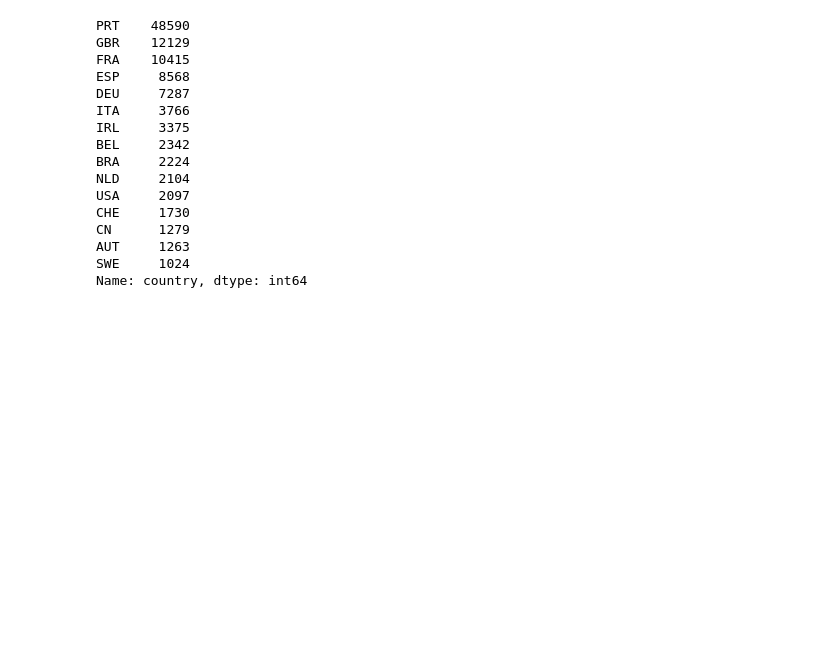
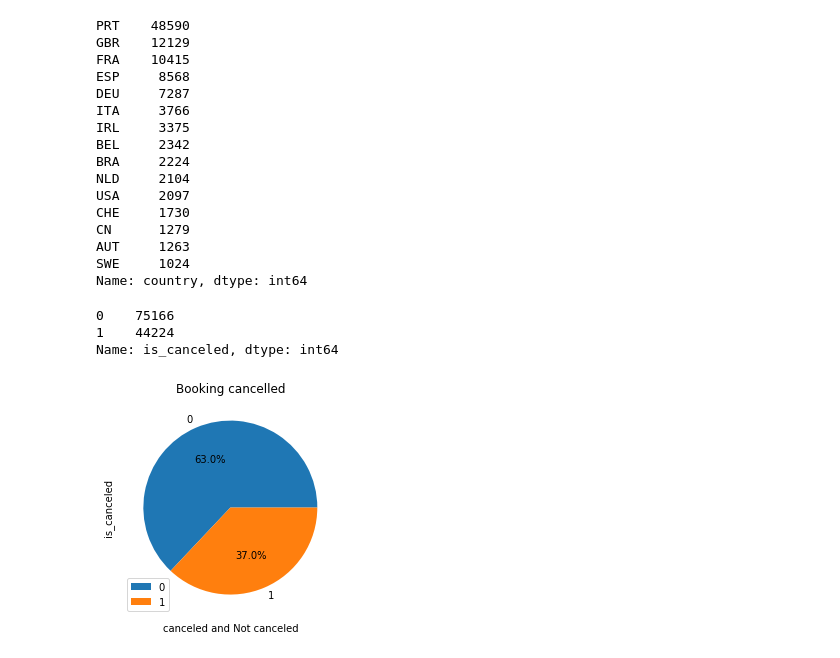
Before and after one commit to prathamesh1110/EDA-Capstone-1, a Jupyter notebook: projectEDA.ipynb, the cells around one changed output. Cells and saved outputs as stored; diff of their text form; code cells hidden in the pictures; blank space fills up the shorter version.

```diff
--- a/projectEDA.ipynb
+++ b/projectEDA.ipynb
@@ -147,3 +198,17 @@ CN      1279
 AUT     1263
 SWE     1024
 Name: country, dtype: int64
+# %%
+df['is_canceled'].value_counts()
+# %% [output]
+0    75166
+1    44224
+Name: is_canceled, dtype: int64
+# %%
+(df["is_canceled"].value_counts()).plot.pie(autopct="%.1f%%");plt.legend()
+plt.title("Booking cancelled")
+plt.xlabel("canceled and Not canceled")
+plt.legend()
+plt.show()
+# %% [output]
+[figure, added]
```
Also changed, not shown: parts of 12 cells of this notebook.
